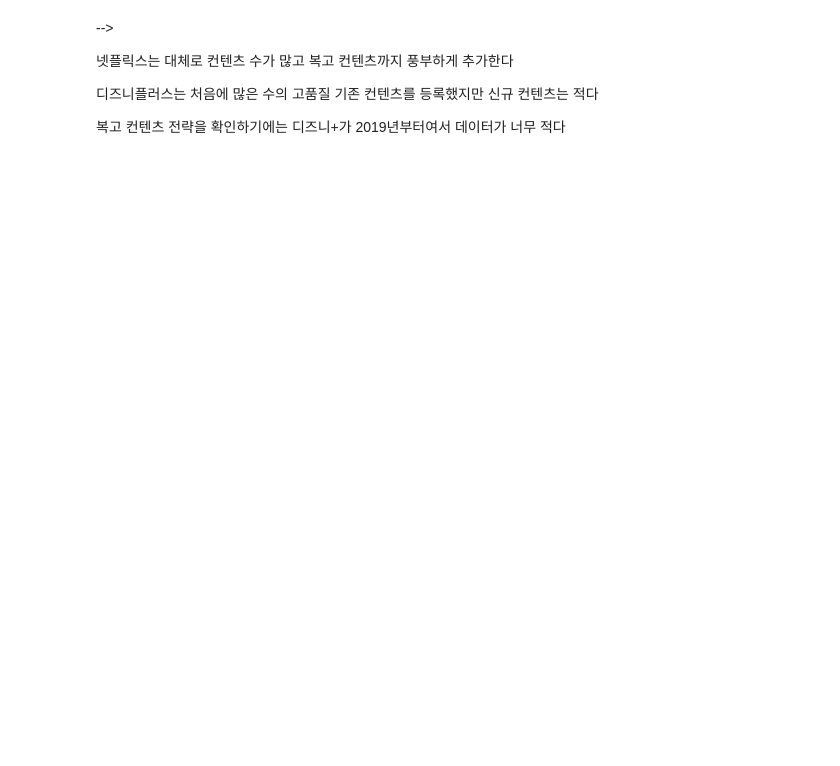
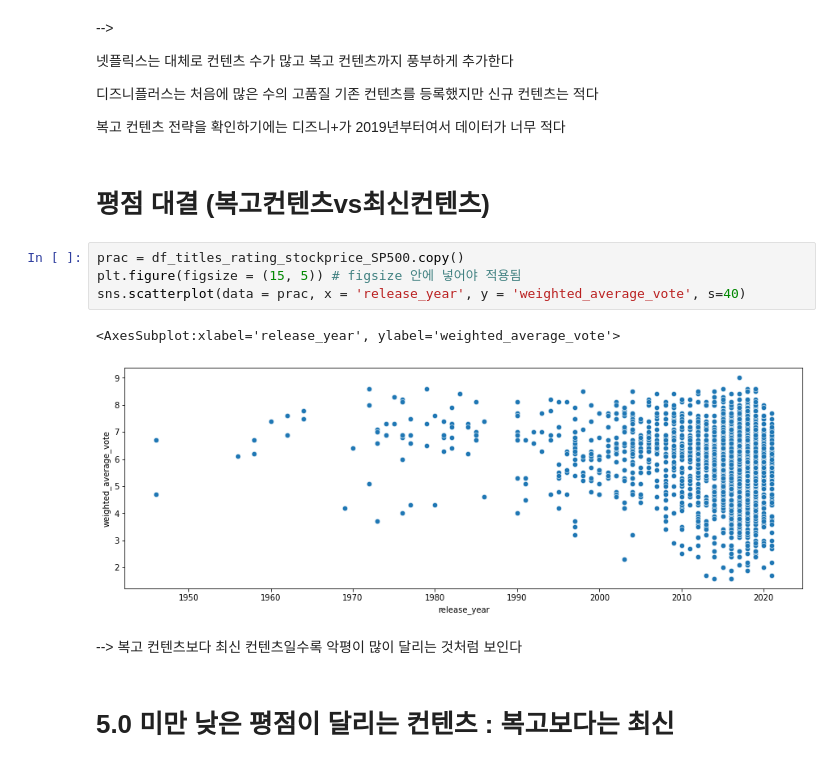
Before and after one commit to netfleeex/netflix_EDA, a Jupyter notebook: NETFLIX.ipynb, the cells around one changed output. Saved outputs shown, nothing was run; the diff lists cells and outputs as text; blank space fills up the shorter version.

```diff
--- a/NETFLIX.ipynb
+++ b/NETFLIX.ipynb
@@ -607,3 +567,16 @@ sns.scatterplot(x='date_added', y='release_year', data=df5, s=15)
 디즈니플러스는 처음에 많은 수의 고품질 기존 컨텐츠를 등록했지만 신규 컨텐츠는 적다
 
 복고 컨텐츠 전략을 확인하기에는 디즈니+가 2019년부터여서 데이터가 너무 적다
+# %% [markdown]
+# 평점 대결 (복고컨텐츠vs최신컨텐츠)
+# %%
+prac = df_titles_rating_stockprice_SP500.copy()
+plt.figure(figsize = (15, 5)) # figsize 안에 넣어야 적용됨
+sns.scatterplot(data = prac, x = 'release_year', y = 'weighted_average_vote', s=40)
+# %% [output]
+<AxesSubplot:xlabel='release_year', ylabel='weighted_average_vote'>
+[figure, added]
+# %% [markdown]
+--> 복고 컨텐츠보다 최신 컨텐츠일수록 악평이 많이 달리는 것처럼 보인다
+# %% [markdown]
+# 5.0 미만 낮은 평점이 달리는 컨텐츠 : 복고보다는 최신
```
Also changed, not shown: parts of 24 cells of this notebook.
